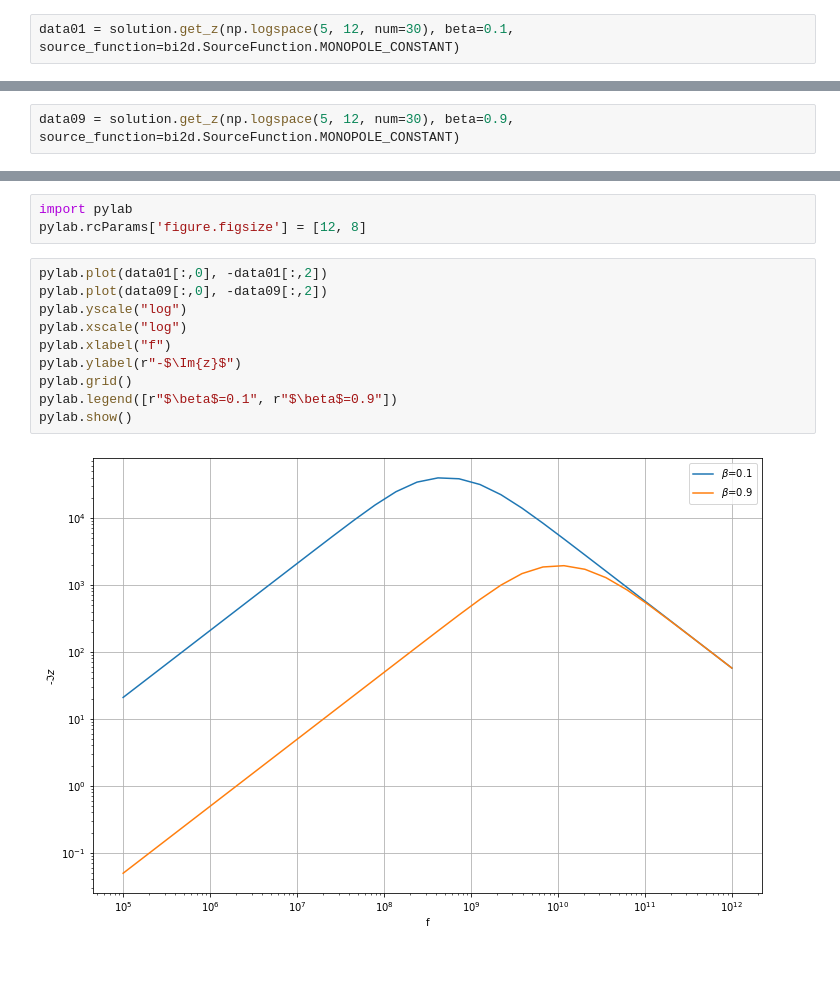
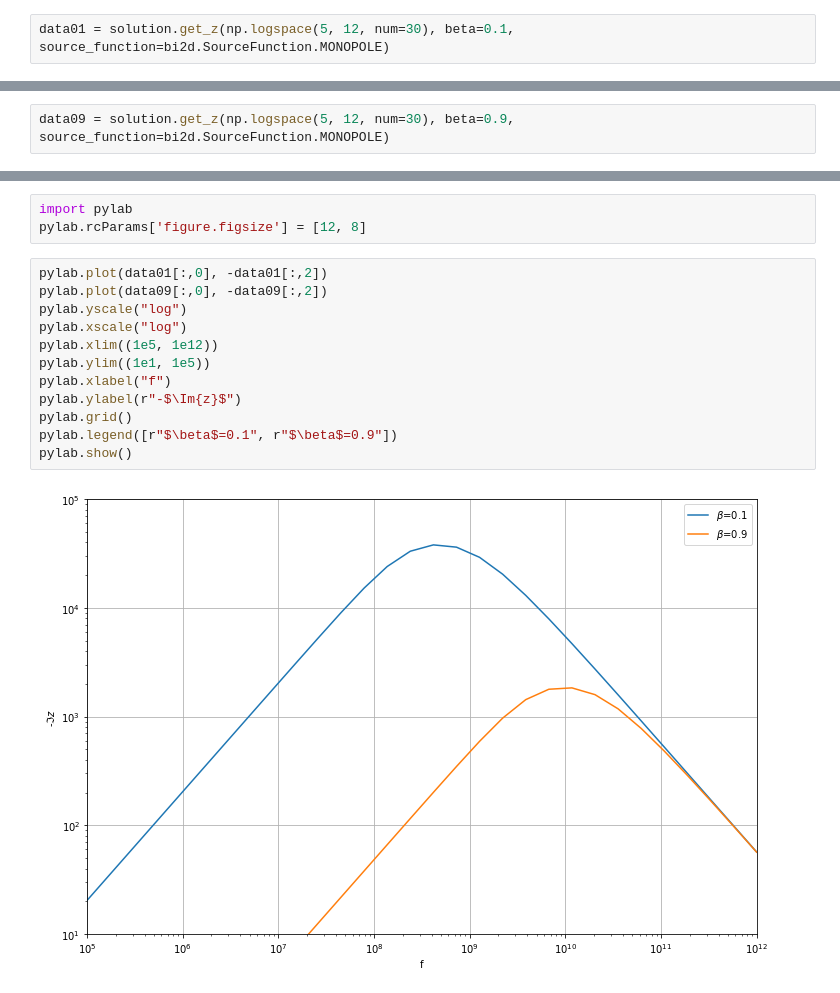
Before and after one commit to CREMLIN-PLUS-WP4-TASK3/BeamImpedance2DX, a Jupyter notebook: examples/01_PEC_pipe_monopole/PEC_pipe_monopole.ipynb, the cells around one changed output, grey strips where cells are left out. Drawn from its saved outputs; the diff is of its cells as text; blank space fills up the shorter version.

```diff
--- a/examples/01_PEC_pipe_monopole/PEC_pipe_monopole.ipynb
+++ b/examples/01_PEC_pipe_monopole/PEC_pipe_monopole.ipynb
@@ -56,7 +64,7 @@ Use `paraview solution.xdmf` command to visualize solution from desktop. Note, t
 
 Calculate impedance in frequency range and save the results
 # %%
-data01 = solution.get_z(np.logspace(5, 12, num=30), beta=0.1, source_function=bi2d.SourceFunction.MONOPOLE_CONSTANT)
+data01 = solution.get_z(np.logspace(5, 12, num=30), beta=0.1, source_function=bi2d.SourceFunction.MONOPOLE)
 # %% [output]
 INFO:bi2d.solution:Solving for f=1.00e+05, β=0.10
 INFO:bi2d.solution:Solving for f=1.74e+05, β=0.10
@@ -76,7 +84,7 @@ INFO:bi2d.solution:Solving for f=3.29e+11, β=0.10
 INFO:bi2d.solution:Solving for f=5.74e+11, β=0.10
 INFO:bi2d.solution:Solving for f=1.00e+12, β=0.10
 # %%
-data09 = solution.get_z(np.logspace(5, 12, num=30), beta=0.9, source_function=bi2d.SourceFunction.MONOPOLE_CONSTANT)
+data09 = solution.get_z(np.logspace(5, 12, num=30), beta=0.9, source_function=bi2d.SourceFunction.MONOPOLE)
 # %% [output]
 INFO:bi2d.solution:Solving for f=1.00e+05, β=0.90
 INFO:bi2d.solution:Solving for f=1.74e+05, β=0.90
@@ -103,12 +111,14 @@ pylab.rcParams['figure.figsize'] = [12, 8]
 # %%
 pylab.plot(data01[:,0], -data01[:,2])
 pylab.plot(data09[:,0], -data09[:,2])
 pylab.yscale("log")
 pylab.xscale("log")
+pylab.xlim((1e5, 1e12))
+pylab.ylim((1e1, 1e5))
 pylab.xlabel("f")
 pylab.ylabel(r"-$\Im{z}$")
 pylab.grid()
 pylab.legend([r"$\beta$=0.1", r"$\beta$=0.9"])
 pylab.show()
 # %% [output]
-[figure, old version]
+[figure, new version]
```
Also changed, not shown: parts of 2 cells of this notebook, 18 other files.
